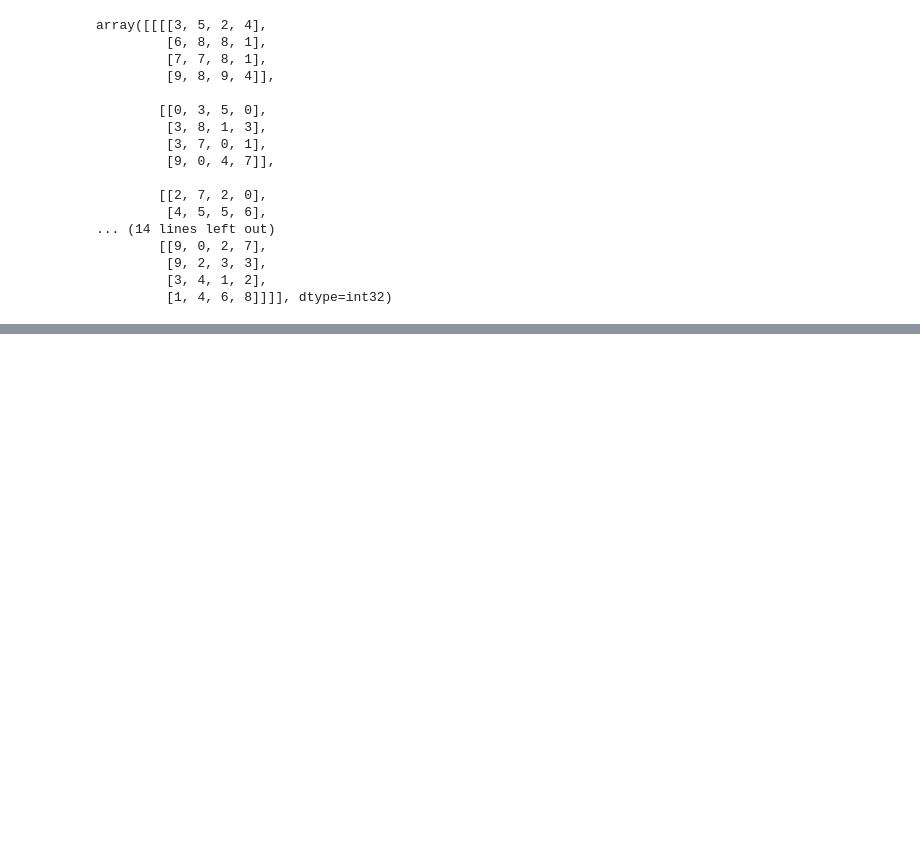
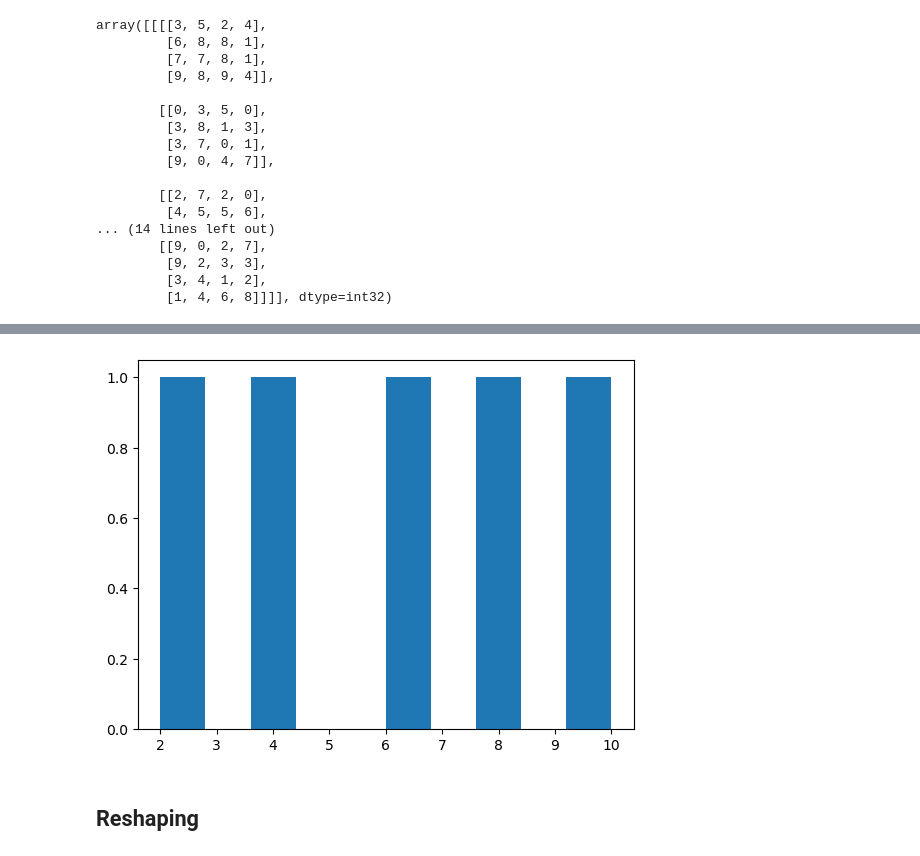
Before and after one commit to Sailaxmiveldanda/MachineLearning, a Jupyter notebook: Numpy/Numpy_Introduction.ipynb, the cells around one changed output, grey strips where cells are left out. Saved outputs shown, nothing was run; the diff lists cells and outputs as text; code cells hidden in the pictures; blank space fills up the shorter version.

```diff
--- a/Numpy/Numpy_Introduction.ipynb
+++ b/Numpy/Numpy_Introduction.ipynb
@@ -345,0 +579,7 @@ array([[[[3, 5, 2, 4],
+# %%
+plt.hist(l_arr)
+plt.show()
+# %% [output]
+[figure, added]
+# %% [markdown]
+## Reshaping
```
Also changed, not shown: parts of 86 cells of this notebook.
